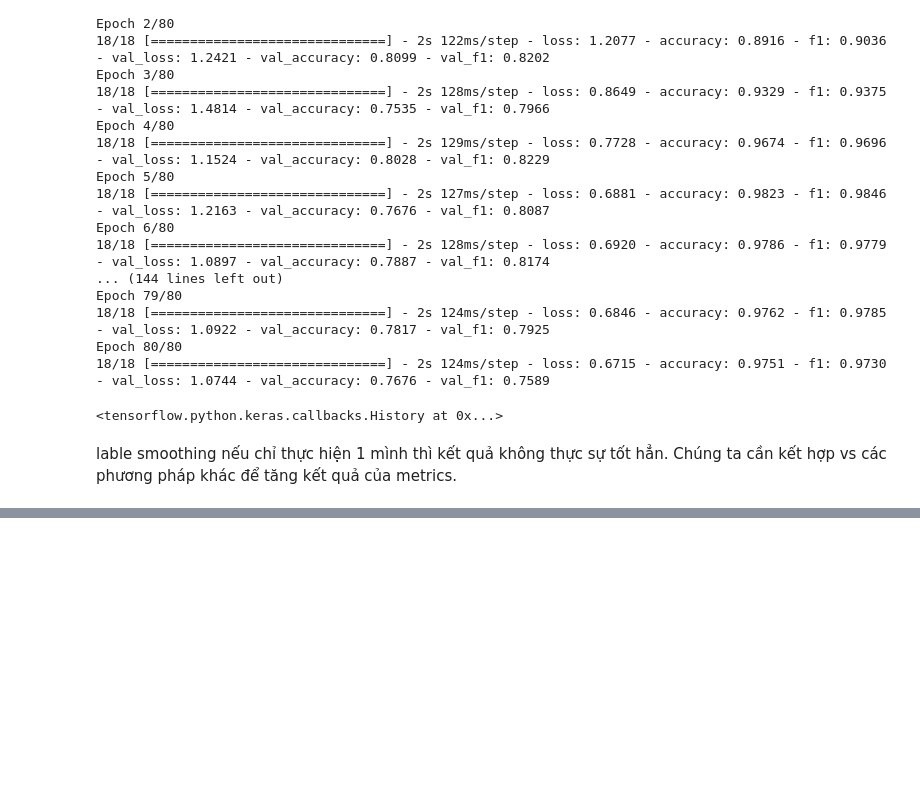
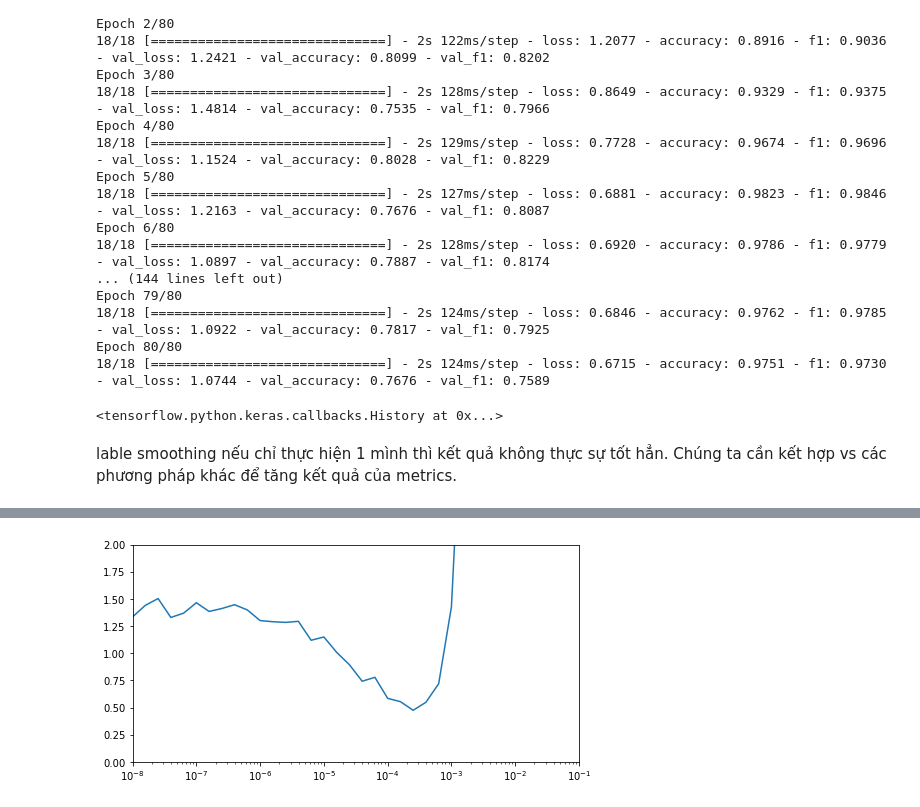
Before and after one commit to ddpham/swift_swallow_classification, a Jupyter notebook: nbs/keras_advanced.ipynb, the cells around one changed output, grey strips where cells are left out. Cells and saved outputs as stored; diff of their text form; code cells hidden in the pictures; blank space fills up the shorter version.

```diff
--- a/nbs/keras_advanced.ipynb
+++ b/nbs/keras_advanced.ipynb
@@ -611,0 +711,4 @@ lable smoothing nếu chỉ thực hiện 1 mình thì kết quả không thực
+# %%
+bk.clear_session()
+model = create_model(224, 1)
+record_lr(model, 40, train_ds_new, valid_ds)
@@ -611,0 +733,4 @@ lable smoothing nếu chỉ thực hiện 1 mình thì kết quả không thực
+# %%
+plot_lr(model.history.history)
+# %% [output]
+[figure, added]
```
Also changed, not shown: parts of 21 cells of this notebook.
